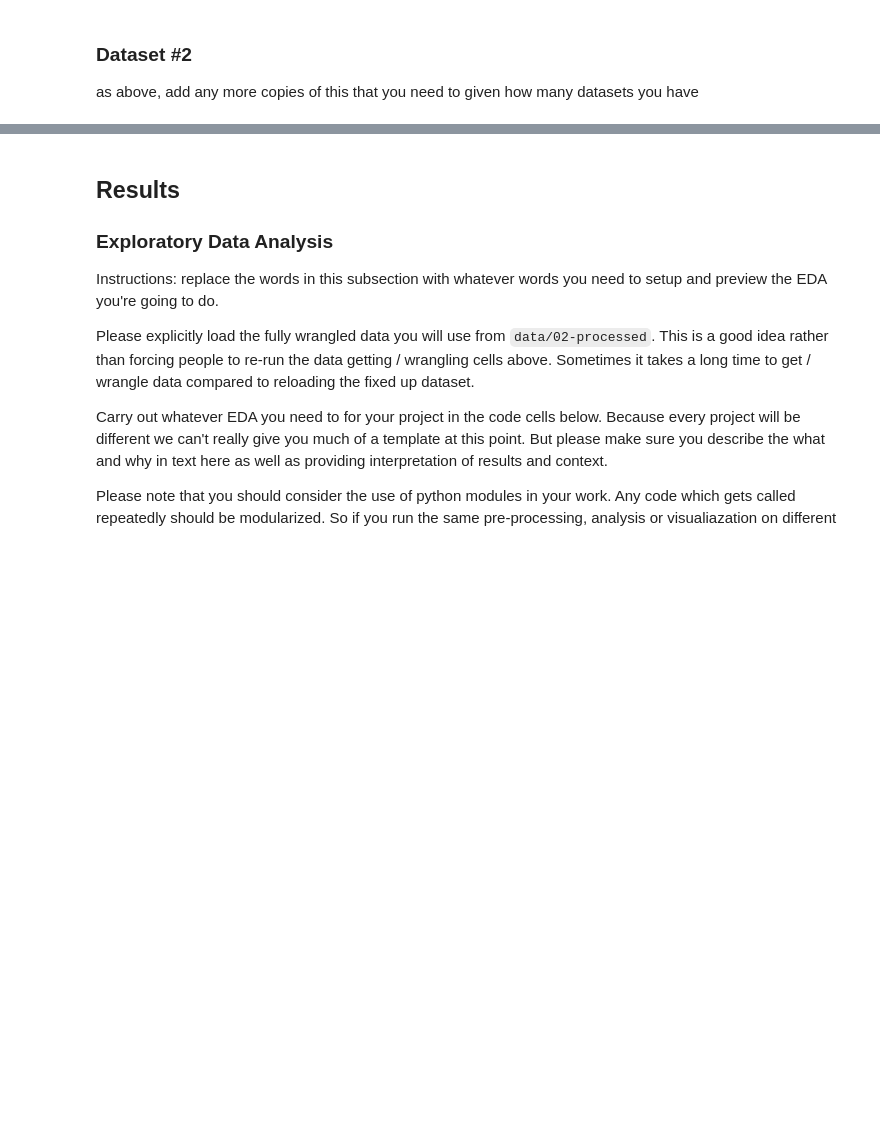
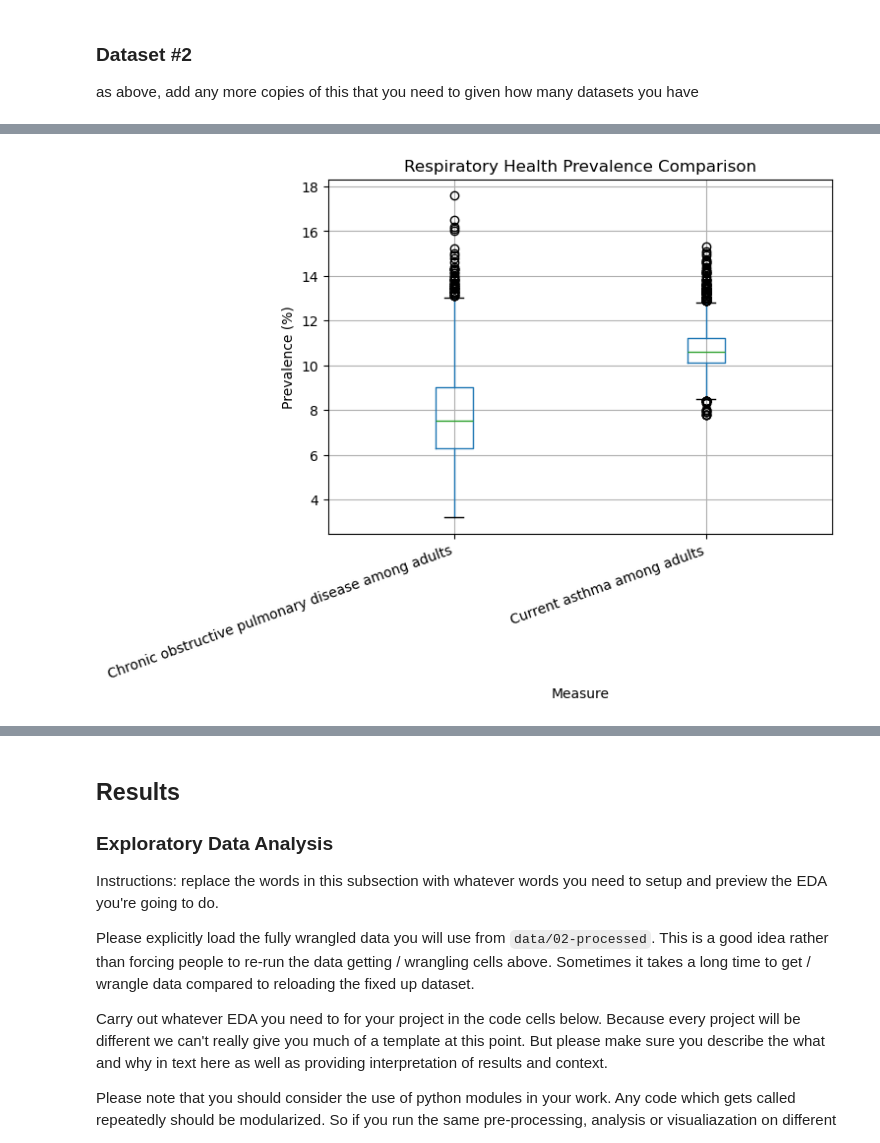
Before and after one commit to COGS108/Group-SP26-088, a Jupyter notebook: 02-EDACheckpoint.ipynb, the cells around one changed output, grey strips where cells are left out. Drawn from its saved outputs; the diff is of its cells as text; code cells hidden in the pictures; blank space fills up the shorter version.

```diff
--- a/02-EDACheckpoint.ipynb
+++ b/02-EDACheckpoint.ipynb
@@ -231,0 +321,11 @@ However, a smaller number of monitoring locations had substantially lower observ
+# %%
+df2.boxplot(column="Data_Value", by="Measure")
+
+plt.ylabel("Prevalence (%)")
+plt.title("Respiratory Health Prevalence Comparison")
+plt.suptitle("")
+plt.xticks(rotation=20, ha="right")
+
+plt.show()
+# %% [output]
+[figure, added]
```
Also changed, not shown: parts of 15 cells of this notebook.
